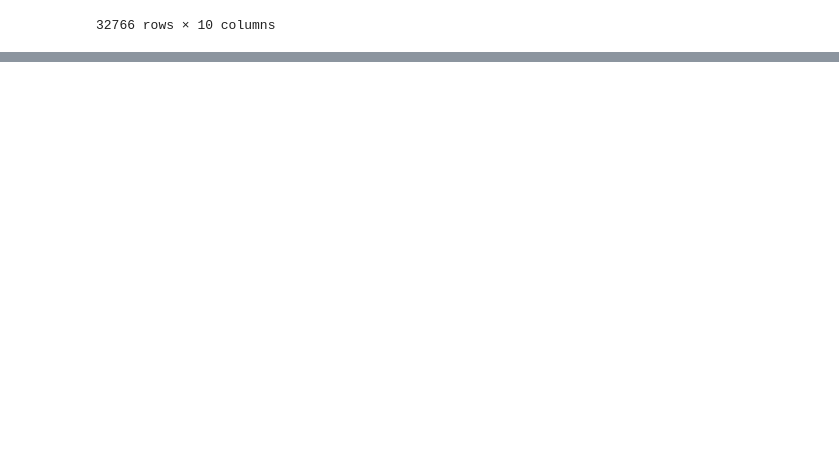
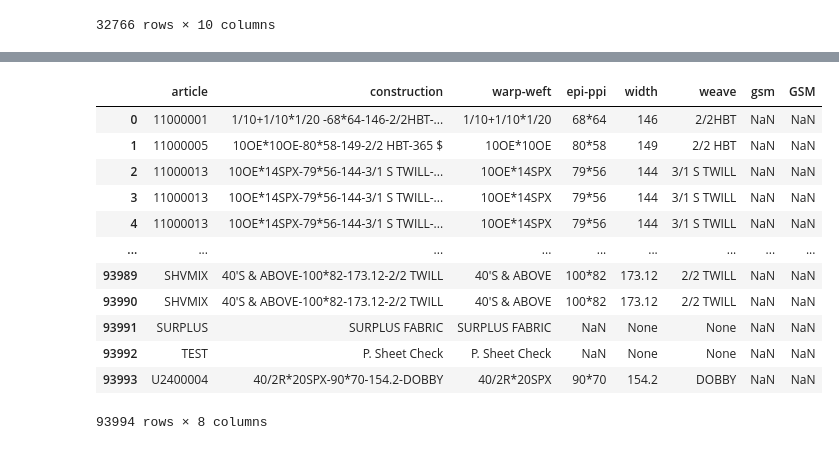
Before and after one commit to sinchan-s/F3P, a Jupyter notebook: main.ipynb, the cells around one changed output, grey strips where cells are left out. Cells and saved outputs as stored; diff of their text form; code cells hidden in the pictures; blank space fills up the shorter version.

Commit message:
article column extraction testing

```diff
--- a/main.ipynb
+++ b/main.ipynb
@@ -654,0 +663,3 @@ art_df[art_df['Construction'].str.contains('|'.join(['6','OE']))]
+# %%
+yd_articles = yd_articles[['article', 'construction']]
+yd_articles
@@ -654,0 +682,5 @@ art_df[art_df['Construction'].str.contains('|'.join(['6','OE']))]
+# %%
+yd_articles.drop(['warp-weft', 'epi-ppi'], axis=1, inplace=True)
+# %%
+yd_articles[['warp-weft','epi-ppi','width','weave','gsm']] = yd_articles['construction'].str.split("-",4, expand=True)
+yd_articles
@@ -654,0 +701,19 @@ art_df[art_df['Construction'].str.contains('|'.join(['6','OE']))]
+# %%
+yd_articles['epi-ppi'] = yd_articles['construction'].str.extract(r'[-*/]{1}([\d]{2,3}[*][\d]{2,3})[-*\s\b]{1}')
+# %%
+yd_articles['GSM'] = yd_articles['construction'].str.extract(r'([\d]{3}[.][\d]?)$.\$')
+yd_articles
+# %% [output]
+|  | article | construction | warp-weft | epi-ppi | width | weave | gsm | GSM |
+| 0 | 11000001 | 1/10+1/10*1/20 -68*64-146-2/2HBT-... | 1/10+1/10*1/20 | 68*64 | 146 | 2/2HBT | NaN | NaN |
+| 1 | 11000005 | 10OE*10OE-80*58-149-2/2 HBT-365 $ | 10OE*10OE | 80*58 | 149 | 2/2 HBT | NaN | NaN |
+| 2 | 11000013 | 10OE*14SPX-79*56-144-3/1 S TWILL-... | 10OE*14SPX | 79*56 | 144 | 3/1 S TWILL | NaN | NaN |
+| 3 | 11000013 | 10OE*14SPX-79*56-144-3/1 S TWILL-... | 10OE*14SPX | 79*56 | 144 | 3/1 S TWILL | NaN | NaN |
+| 4 | 11000013 | 10OE*14SPX-79*56-144-3/1 S TWILL-... | 10OE*14SPX | 79*56 | 144 | 3/1 S TWILL | NaN | NaN |
+| ... | ... | ... | ... | ... | ... | ... | ... | ... |
+| 93989 | SHVMIX | 40'S & ABOVE-100*82-173.12-2/2 TWILL | 40'S & ABOVE | 100*82 | 173.12 | 2/2 TWILL | NaN | NaN |
+| 93990 | SHVMIX | 40'S & ABOVE-100*82-173.12-2/2 TWILL | 40'S & ABOVE | 100*82 | 173.12 | 2/2 TWILL | NaN | NaN |
+| 93991 | SURPLUS | SURPLUS FABRIC | SURPLUS FABRIC | NaN | None | None | NaN | NaN |
+| 93992 | TEST | P. Sheet Check | P. Sheet Check | NaN | None | None | NaN | NaN |
+| 93993 | U2400004 | 40/2R*20SPX-90*70-154.2-DOBBY | 40/2R*20SPX | 90*70 | 154.2 | DOBBY | NaN | NaN |
+93994 rows × 8 columns
```
Also changed, not shown: parts of 7 cells of this notebook.
